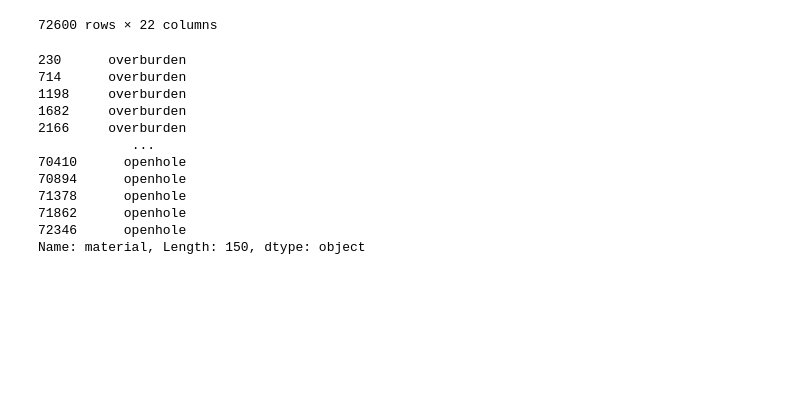
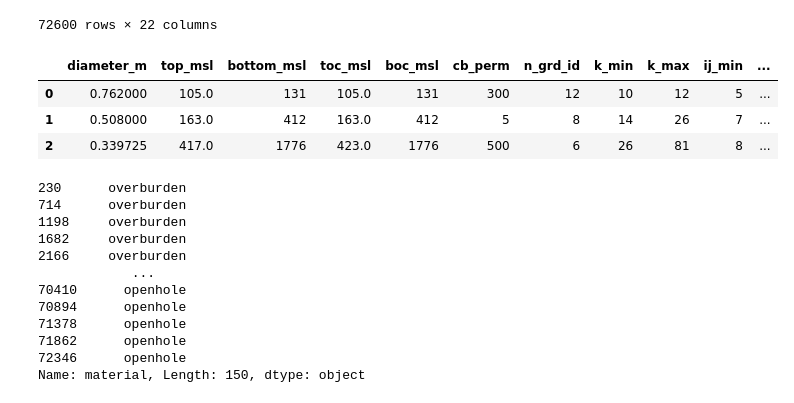
Before and after one commit to equinor/WINC_OnePager, a Jupyter notebook: notebooks/pflotran_gap.ipynb, the cells around one changed output. Saved outputs shown, nothing was run; the diff lists cells and outputs as text; code cells hidden in the pictures; blank space fills up the shorter version.

Commit message:
trim casings

```diff
--- a/notebooks/pflotran_gap.ipynb
+++ b/notebooks/pflotran_gap.ipynb
@@ -225,7 +225,13 @@ LGR dimension: nx=22, ny=22, nz=150
 # %%
 ############### 5. build LGR #####################
 
-grid_refine.build_LGR(drilling_df, casings_df, barriers_mod_df)
+gap_casing_df = grid_refine.build_LGR(drilling_df, casings_df, barriers_mod_df)
+gap_casing_df
+# %% [output]
+|  | diameter_m | top_msl | bottom_msl | toc_msl | boc_msl | cb_perm | n_grd_id | k_min | k_max | ij_min | ... |
+| 0 | 0.762000 | 105.0 | 131 | 105.0 | 131 | 300 | 12 | 10 | 12 | 5 | ... |
+| 1 | 0.508000 | 163.0 | 412 | 163.0 | 412 | 5 | 8 | 14 | 26 | 7 | ... |
+| 2 | 0.339725 | 417.0 | 1776 | 423.0 | 1776 | 500 | 6 | 26 | 81 | 8 | ... |
 # %%
 mid_i = grid_refine.mesh_df.i.max()//2
 mid_j = grid_refine.mesh_df.j.max()//2
```
Also changed, not shown: parts of 3 cells of this notebook, 3 other files.
